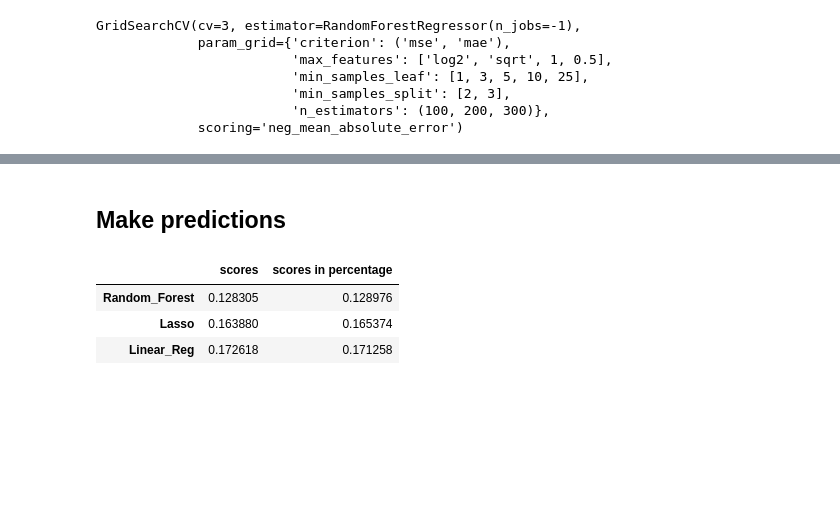
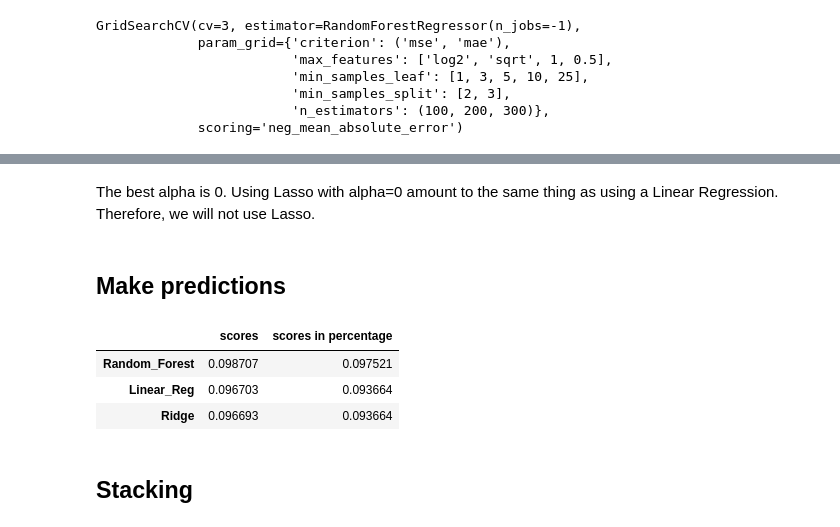
Before and after one commit to gaetanlop/Apartments_Paris, a Jupyter notebook: Model Building 1.ipynb, the cells around one changed output, grey strips where cells are left out. Cells and saved outputs as stored; diff of their text form; code cells hidden in the pictures; blank space fills up the shorter version.

```diff
--- a/Model Building 1.ipynb
+++ b/Model Building 1.ipynb
@@ -171,0 +191,18 @@ RandomForestRegressor(max_features=0.5, n_estimators=200, n_jobs=-1)
+# %%
+#Hyperparameters tuning
+#Ridge
+from operator import itemgetter
+lr_rg=Ridge()
+alpha=[]
+error=[]
+for i in range(1,100):
+    alpha.append(i/100)
+    lr_rg=Ridge(i/100)
+    error.append(rmse_cv(lr_rg).mean())
+
+plt.plot(alpha,error)
+err=tuple(zip(alpha,error))
+
+best_alpha=min(err, key=itemgetter(1))[0]
+rg=Ridge(alpha=best_alpha)
+rg.fit(X_train,y_train)
@@ -193,26 +233,31 @@ Lasso(alpha=0.006)
+# %% [markdown]
+The best alpha is 0. Using Lasso with alpha=0 amount to the same thing as using a Linear Regression. Therefore, we will not use Lasso.
 # %% [markdown]
 ## Make predictions
 # %%
 preds_lr=lr.predict(X_test)
-preds_lasso=las.predict(X_test)
-preds_rf=gs_rf.best_estimator_.predict(X_test)
+preds_rg=rg.predict(X_test)
+preds_rf=rf.predict(X_test)
 # %%
 #Calculate the score of each model
 scores_lr=mean_absolute_error(preds_lr,y_test)
-scores_las=mean_absolute_error(preds_lasso,y_test)
+scores_rg=mean_absolute_error(preds_rg,y_test)
 scores_rf=mean_absolute_error(preds_rf,y_test)
-scores=pd.DataFrame(index=['Linear_Reg','Lasso','Random_Forest'],data=[scores_lr,scores_las,scores_rf],columns=['scores_tuned']).sort_values('scores_tuned')
+scores=pd.DataFrame(index=['Linear_Reg','Ridge','Random_Forest'],data=[scores_lr,scores_rg,scores_rf],columns=['scores_tuned']).sort_values('scores_tuned')
 # %%
-#Calculate the score of each model in percentage of average price of the apartments
+#Calculate the score of each model in percentage of average saleprice of the apartments
 scores_lr_pr=(mean_absolute_error(np.exp(preds_lr),np.exp(y_test)))/(np.mean(np.exp(y_test)))
-scores_las_pr=(mean_absolute_error(np.exp(preds_lasso),np.exp(y_test)))/(np.mean(np.exp(y_test)))
+scores_rg_pr=(mean_absolute_error(np.exp(preds_rg),np.exp(y_test)))/(np.mean(np.exp(y_test)))
 scores_rf_pr=(mean_absolute_error(np.exp(preds_rf),np.exp(y_test)))/(np.mean(np.exp(y_test)))
 # %%
 #put the scores in a DataFrame
-scores=pd.DataFrame({'scores':[scores_lr,scores_las,scores_rf],'scores in percentage':[scores_lr_pr,scores_las_pr,scores_rf_pr]}).sort_values('scores',ascending=True)
-scores.rename(index={0:'Linear_Reg',1:'Lasso',2:'Random_Forest'})
+scores=pd.DataFrame({'scores':[scores_lr,scores_rg,scores_rf],'scores in percentage':[scores_lr_pr,scores_rg_pr,scores_rf_pr]})
+scores= scores.rename(index={0:'Linear_Reg',1:'Ridge',2:'Random_Forest'}).sort_values('scores',ascending=False)
+scores
 # %% [output]
 |  | scores | scores in percentage |
-| Random_Forest | 0.128305 | 0.128976 |
-| Lasso | 0.163880 | 0.165374 |
-| Linear_Reg | 0.172618 | 0.171258 |
+| Random_Forest | 0.098707 | 0.097521 |
+| Linear_Reg | 0.096703 | 0.093664 |
+| Ridge | 0.096693 | 0.093664 |
+# %% [markdown]
+## Stacking
```
Also changed, not shown: parts of 33 cells of this notebook, 3 other files.
